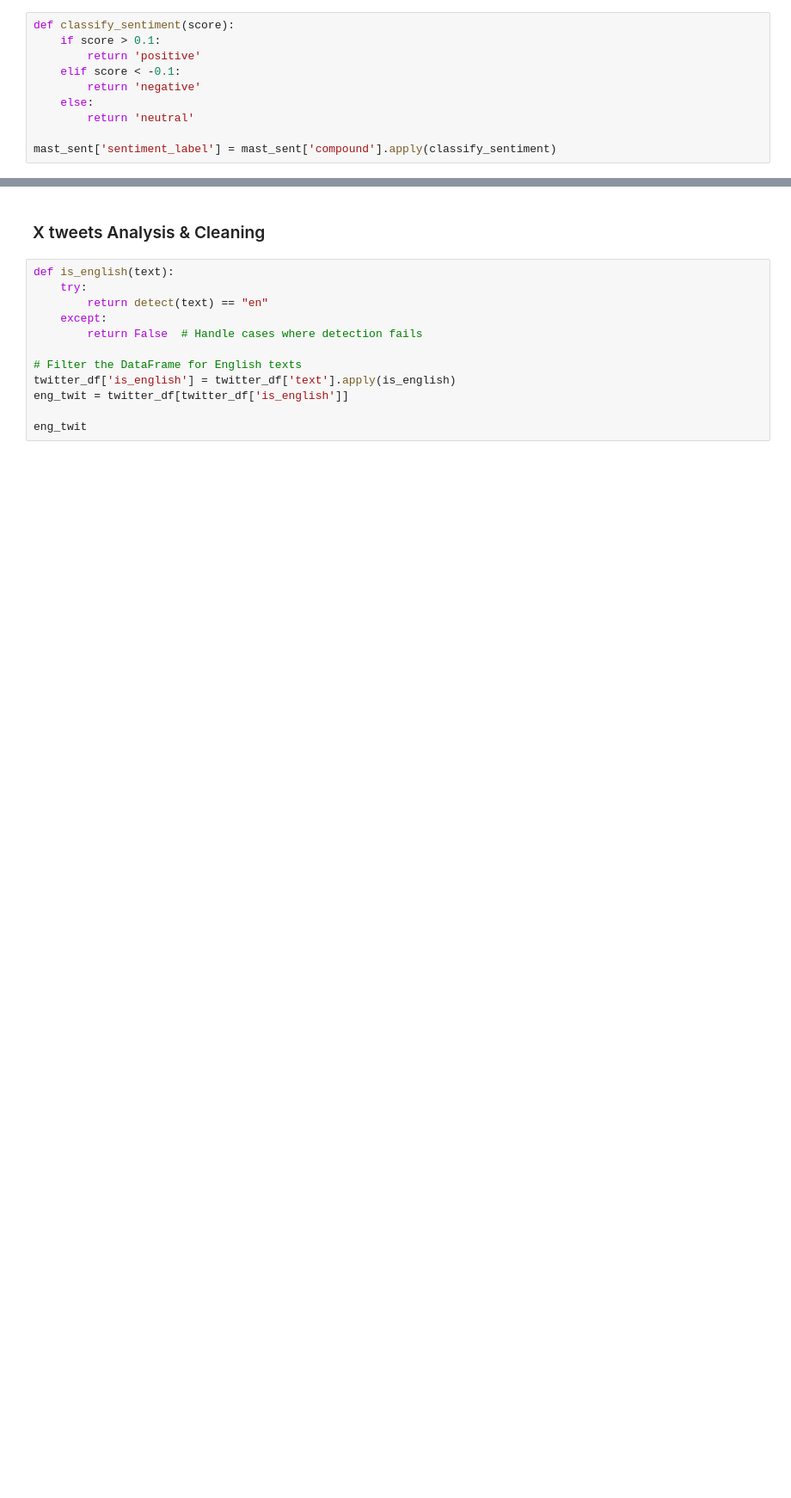
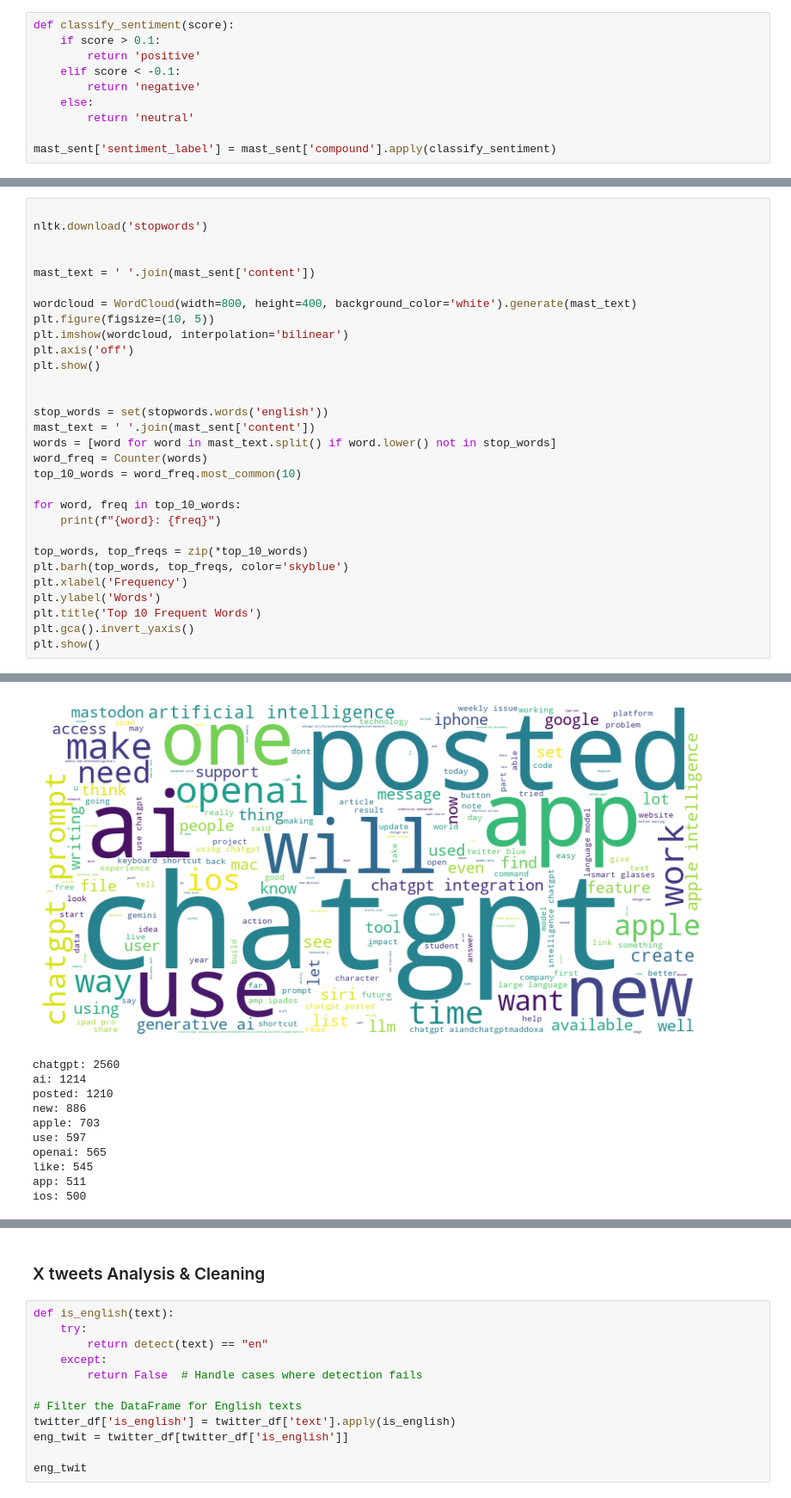
Before and after one commit to jawad774/SW_group7_project, a Jupyter notebook: Research Project/sentiment_analysis.ipynb, the cells around one changed output, grey strips where cells are left out. Shown at 86% size. Saved outputs shown, nothing was run; the diff lists cells and outputs as text; blank space fills up the shorter version.

Commit message:
add wordcloud and word list into the code

```diff
--- a/Research Project/sentiment_analysis.ipynb
+++ b/Research Project/sentiment_analysis.ipynb
@@ -223 +223,32 @@ Name: proportion, dtype: float64
 [figure]
+# %%
+
+nltk.download('stopwords')
+
+
+mast_text = ' '.join(mast_sent['content'])
+
+wordcloud = WordCloud(width=800, height=400, background_color='white').generate(mast_text)
+plt.figure(figsize=(10, 5))
+plt.imshow(wordcloud, interpolation='bilinear')
+plt.axis('off')
+plt.show()
+
+
+stop_words = set(stopwords.words('english'))
+mast_text = ' '.join(mast_sent['content'])
+words = [word for word in mast_text.split() if word.lower() not in stop_words]
+word_freq = Counter(words)
+top_10_words = word_freq.most_common(10)
+
+for word, freq in top_10_words:
+    print(f"{word}: {freq}")
+
+top_words, top_freqs = zip(*top_10_words)
+plt.barh(top_words, top_freqs, color='skyblue')
+plt.xlabel('Frequency')
+plt.ylabel('Words')
+plt.title('Top 10 Frequent Words')
+plt.gca().invert_yaxis()
+plt.show()
+# %% [output]
@@ -223,0 +258,11 @@ Name: proportion, dtype: float64
+[figure, added]
+chatgpt: 2560
+ai: 1214
+posted: 1210
+new: 886
+apple: 703
+use: 597
+openai: 565
+like: 545
+app: 511
+ios: 500
```
Also changed, not shown: parts of 16 cells of this notebook.
